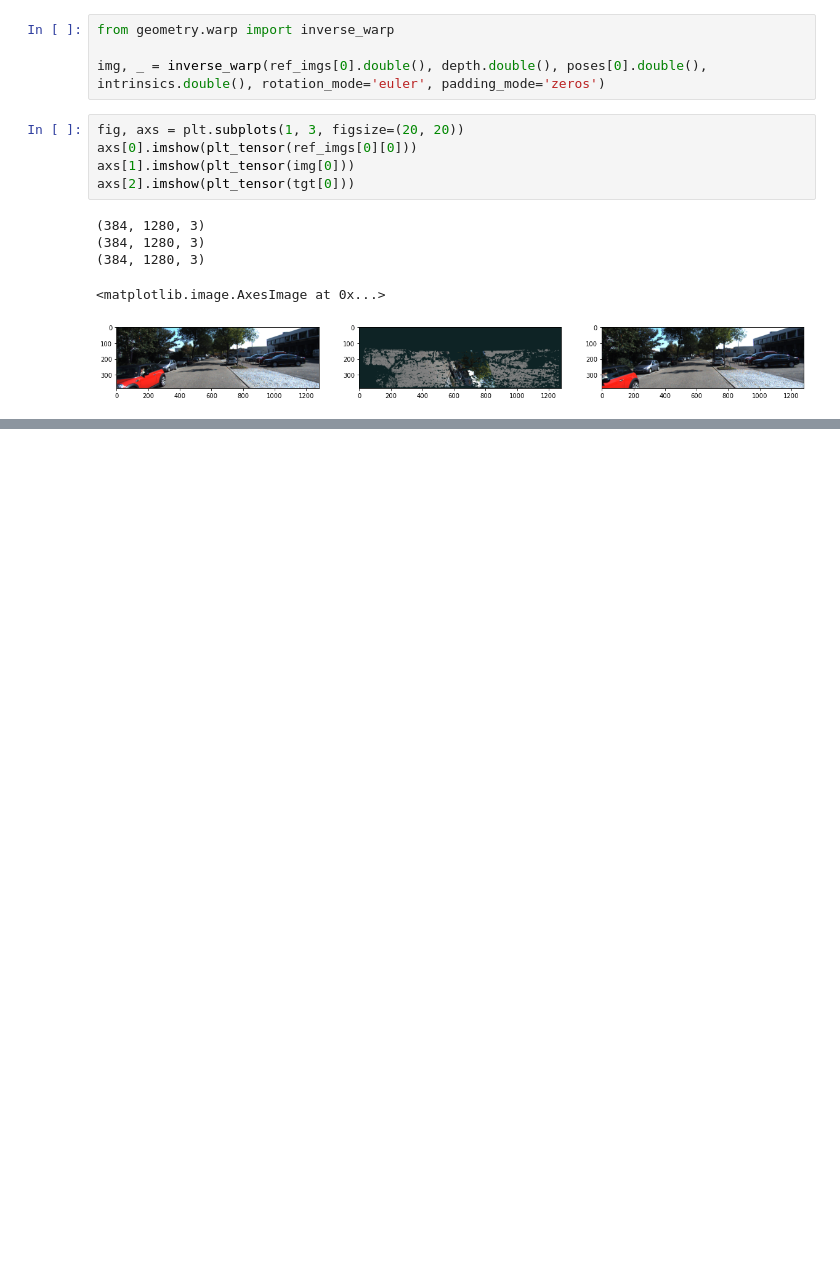
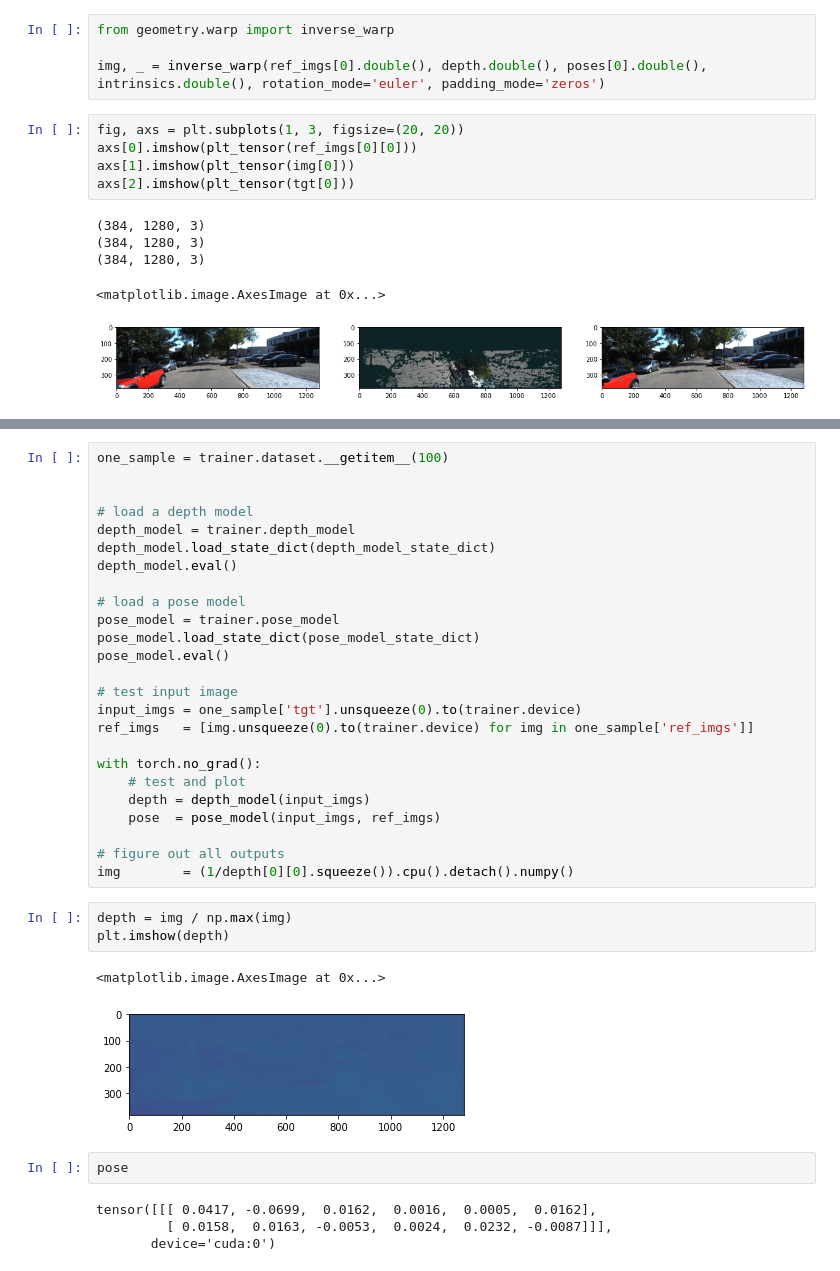
Before and after one commit to Monash-Connected-Autonomous-Vehicle/unsupervised-pseuso-LiDAR, a Jupyter notebook: test.ipynb, the cells around one changed output, grey strips where cells are left out. Drawn from its saved outputs; the diff is of its cells as text; blank space fills up the shorter version.

```diff
--- a/test.ipynb
+++ b/test.ipynb
@@ -151,0 +183,37 @@ axs[2].imshow(plt_tensor(tgt[0]))
+# %%
+one_sample = trainer.dataset.__getitem__(100)
+
+
+# load a depth model
+depth_model = trainer.depth_model
+depth_model.load_state_dict(depth_model_state_dict)
+depth_model.eval()
+
+# load a pose model
+pose_model = trainer.pose_model
+pose_model.load_state_dict(pose_model_state_dict)
+pose_model.eval()
+
+# test input image
+input_imgs = one_sample['tgt'].unsqueeze(0).to(trainer.device)
+ref_imgs   = [img.unsqueeze(0).to(trainer.device) for img in one_sample['ref_imgs']]
+
+with torch.no_grad():
+    # test and plot
+    depth = depth_model(input_imgs)
+    pose  = pose_model(input_imgs, ref_imgs)
+
+# figure out all outputs
+img        = (1/depth[0][0].squeeze()).cpu().detach().numpy()
+# %%
+depth = img / np.max(img)
+plt.imshow(depth)
+# %% [output]
+<matplotlib.image.AxesImage at 0x...>
+[figure, added]
+# %%
+pose
+# %% [output]
+tensor([[[ 0.0417, -0.0699,  0.0162,  0.0016,  0.0005,  0.0162],
+         [ 0.0158,  0.0163, -0.0053,  0.0024,  0.0232, -0.0087]]],
+       device='cuda:0')
```
Also changed, not shown: parts of 4 cells of this notebook, 8 other files.
